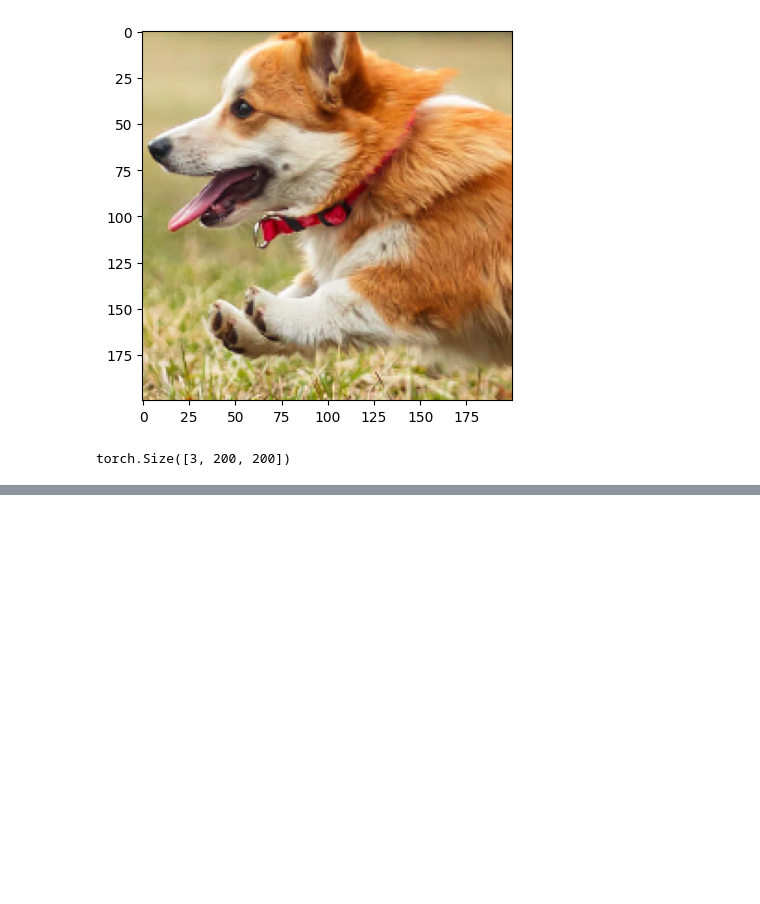
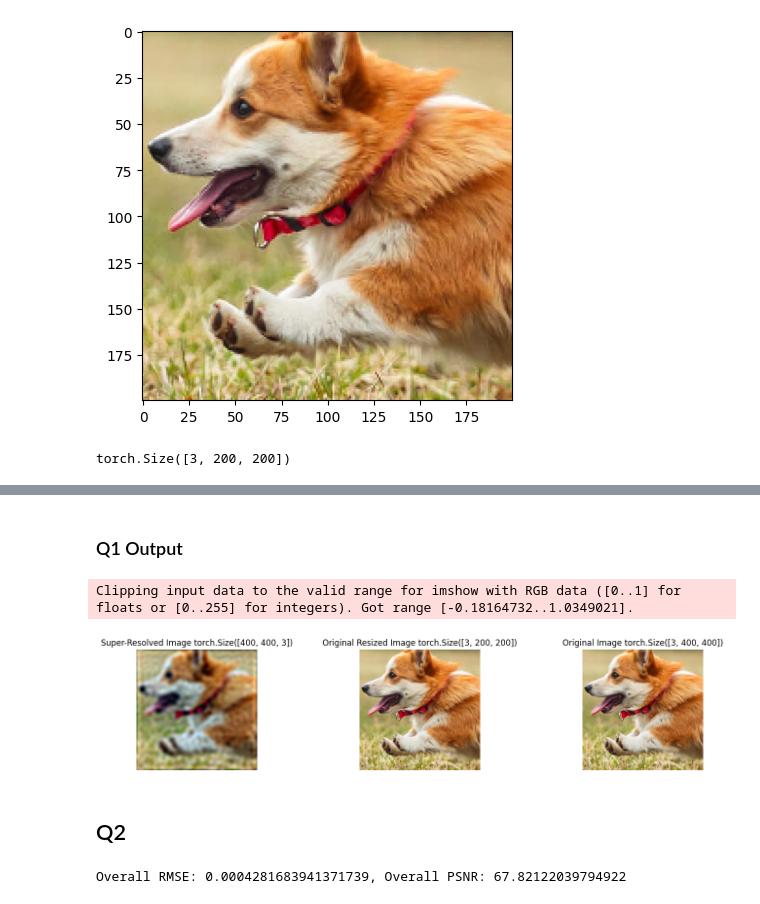
Before and after one commit to PankajGadhwal/ML-Projects, a Jupyter notebook: A2/task3.ipynb, the cells around one changed output, grey strips where cells are left out. Drawn from its saved outputs; the diff is of its cells as text; code cells hidden in the pictures; blank space fills up the shorter version.

```diff
--- a/A2/task3.ipynb
+++ b/A2/task3.ipynb
@@ -199,0 +257,14 @@ plot_reconstructed_and_original_image(crop, net, dog_X_scaled, title="Reconstruc
+# %%
+num_channels, orig_height, orig_width = rcrop.shape
+
+new_height = orig_height * coor_scale
+new_width = orig_width * coor_scale
+
+coords = np.array([[i / coor_scale, j / coor_scale] for i in range(new_height) for j in range(new_width)])
+Xten = torch.tensor(coords, dtype=torch.float32).to(device)
+
+scaler_X = preprocessing.MinMaxScaler(feature_range=(-1, 1)).fit(Xten.cpu())
+Xten_scaled = scaler_X.transform(Xten.cpu())
+Xten_scaled = torch.tensor(Xten_scaled, dtype=torch.float32).to(device)
+
+X_rff = create_rff_features(Xten_scaled, f_no, sigma)
@@ -199,0 +277,9 @@ plot_reconstructed_and_original_image(crop, net, dog_X_scaled, title="Reconstruc
+# %%
+net = LinearModel(X_rff.shape[1], 3)
+net.to(device)
+loss = train(net, 0.002, X_rff, dog_iY, 200)
+
+net.eval()
+with torch.no_grad():
+    outputs = net(X_rff)
+    outputs = outputs.reshape(new_height, new_width, num_channels)
@@ -199,0 +289,50 @@ plot_reconstructed_and_original_image(crop, net, dog_X_scaled, title="Reconstruc
+# %% [markdown]
+### Q1 Output
+# %%
+fig = plt.figure(figsize=(15, 3))
+gs = gridspec.GridSpec(1, 3, width_ratios=[1, 1, 1])
+
+ax0 = plt.subplot(gs[0])
+ax0.imshow(outputs.cpu().numpy())
+ax0.set_title(f"Super-Resolved Image {outputs.shape}")
+
+ax1 = plt.subplot(gs[1])
+ax1.imshow(rcrop.cpu().permute(1, 2, 0).numpy())
+ax1.set_title(f"Original Resized Image {rcrop.shape}")
+
+ax2 = plt.subplot(gs[2])
+ax2.imshow(crop.cpu().permute(1, 2, 0).numpy())
+ax2.set_title(f"Original Image {crop.shape}")
+
+for a in [ax0, ax1, ax2]:
+    a.axis("off")
+
+plt.tight_layout()
+plt.show()
+# %% [output]
+Clipping input data to the valid range for imshow with RGB data ([0..1] for floats or [0..255] for integers). Got range [-0.18164732..1.0349021].
+[figure, added]
+# %% [markdown]
+## Q2
+# %%
+ground_truth = crop.permute(1,2,0)
+final_image = torch.tensor(outputs).permute(2, 0, 1).float() / 255.0
+ground_truth = torch.tensor(ground_truth).clone().detach().permute(2, 0, 1).float() / 255.0
+
+rmse_list = []
+psnr_list = []
+
+for channel in range(final_image.shape[0]):
+    mse = F.mse_loss(final_image[channel], ground_truth[channel])
+    rmse = torch.sqrt(mse)
+    rmse_list.append(rmse.item())
+
+    max_pixel_value = 1.0
+    psnr = 10 * torch.log10((max_pixel_value**2) / mse) if mse.item() > 0 else float('inf')
+    psnr_list.append(psnr.item())
+
+overall_rmse = np.mean(rmse_list)
+overall_psnr = np.mean(psnr_list)
+print(f"Overall RMSE: {overall_rmse}, Overall PSNR: {overall_psnr}")
+# %% [output]
+Overall RMSE: 0.0004281683941371739, Overall PSNR: 67.82122039794922
```
Also changed, not shown: parts of 26 cells of this notebook.
